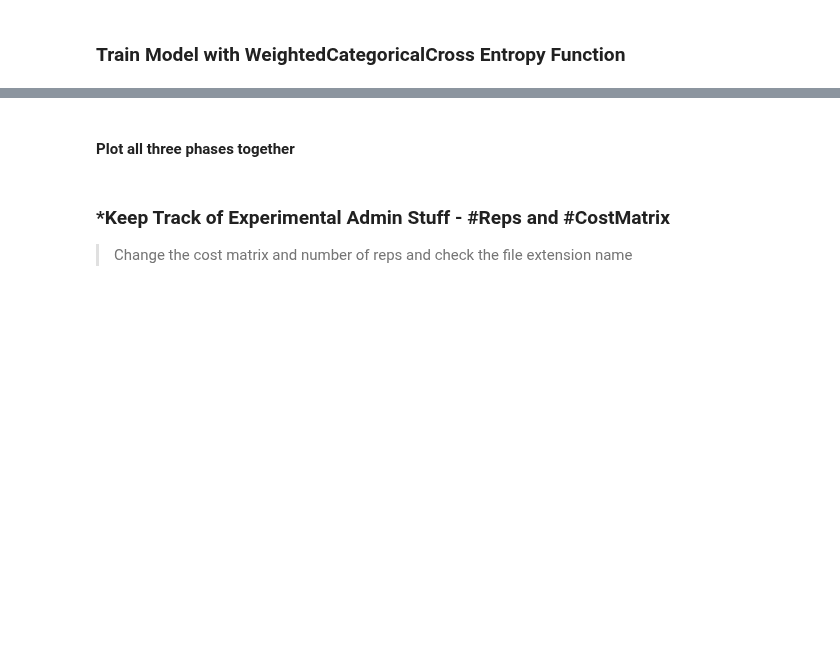
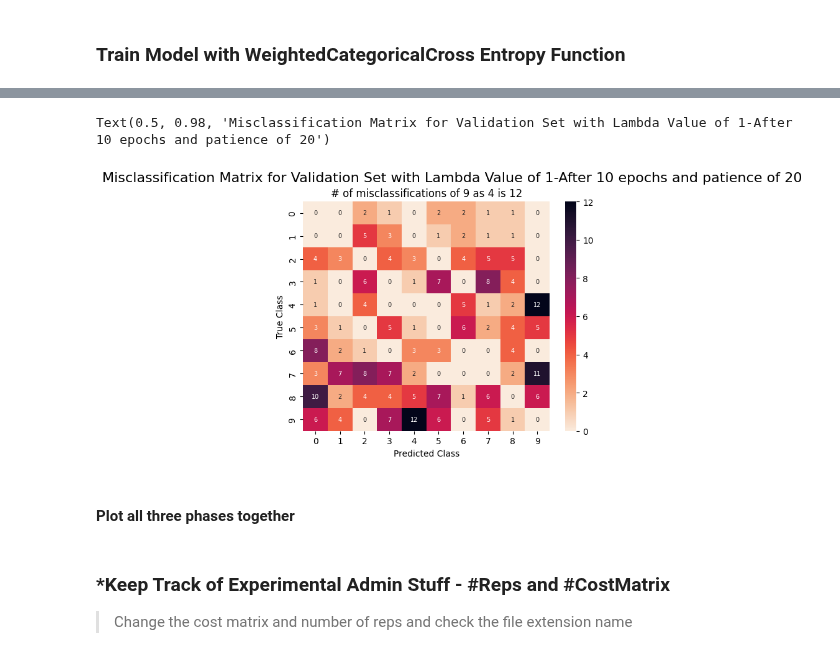
Before and after one commit to RachelRamirez/misclassification_matrix, a Jupyter notebook: PreExperiment_PA_Shfl_40D_Lambda1_Lambda2_FineTuning.ipynb, the cells around one changed output, grey strips where cells are left out. Saved outputs shown, nothing was run; the diff lists cells and outputs as text; code cells hidden in the pictures; blank space fills up the shorter version.

```diff
--- a/PreExperiment_PA_Shfl_40D_Lambda1_Lambda2_FineTuning.ipynb
+++ b/PreExperiment_PA_Shfl_40D_Lambda1_Lambda2_FineTuning.ipynb
@@ -543,3 +476,18 @@ def plot_fx(model3_history, restored_weights):
+# %%
+cm3_wodiag = cm3*(np.ones((10,10)) - np.eye(10))
+
+ax = sns.heatmap(cm3_wodiag, annot=True, annot_kws={"size": 7},  fmt='g', cmap=sns.cm.rocket_r) # font size
+ax.set_xlabel('Predicted Class')
+ax.set_ylabel('True Class')
+ax.set_title('# of misclassifications of 9 as 4 is '+str(cm3[4][9]))
+
+fig = plt.gcf()
+fig.suptitle('Misclassification Matrix for Validation Set with Lambda Value of '+str(lambda_val)+"-After "+str(nb_epoch)+" epochs and patience of "+str(patience), fontsize=16)
+
+# cm3[4][9]
+# %% [output]
+Text(0.5, 0.98, 'Misclassification Matrix for Validation Set with Lambda Value of 1-After 10 epochs and patience of 20')
+[figure, added]
 # %% [markdown]
 #### Plot all three phases together
 # %%
```
Also changed, not shown: parts of 19 cells of this notebook.
